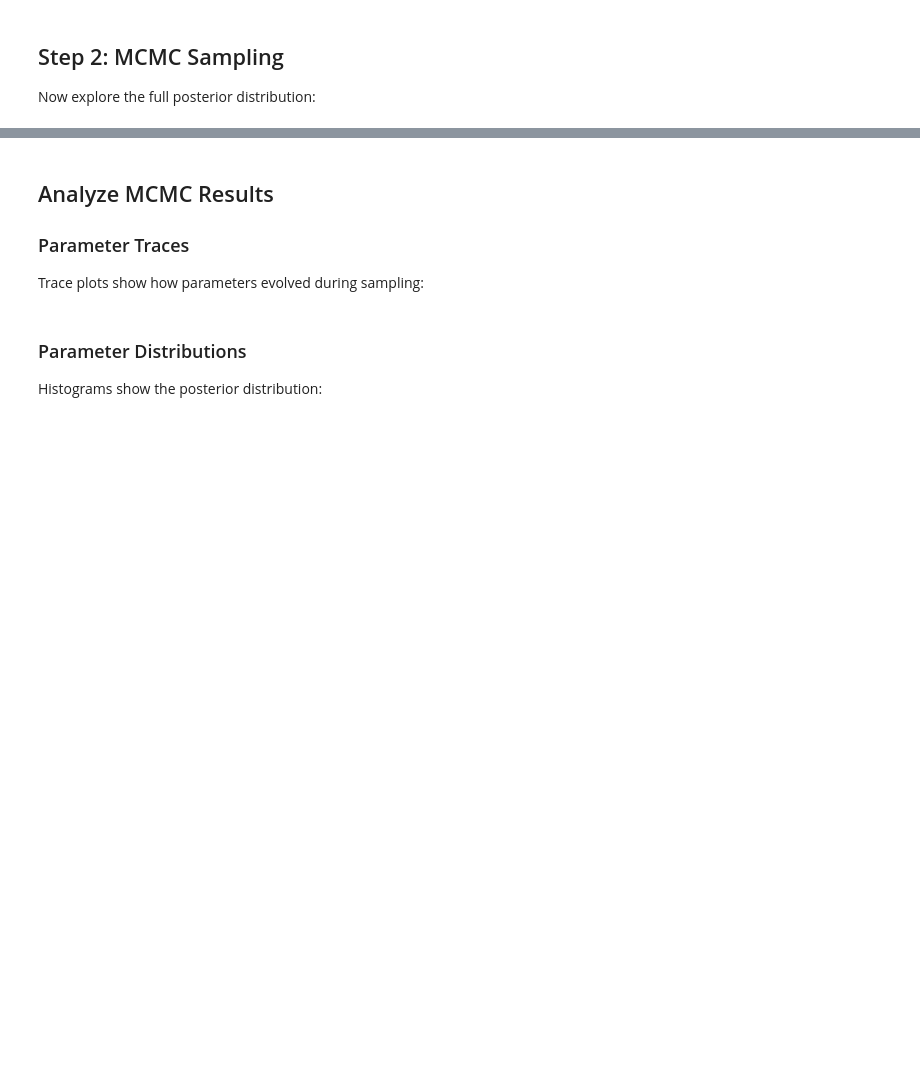
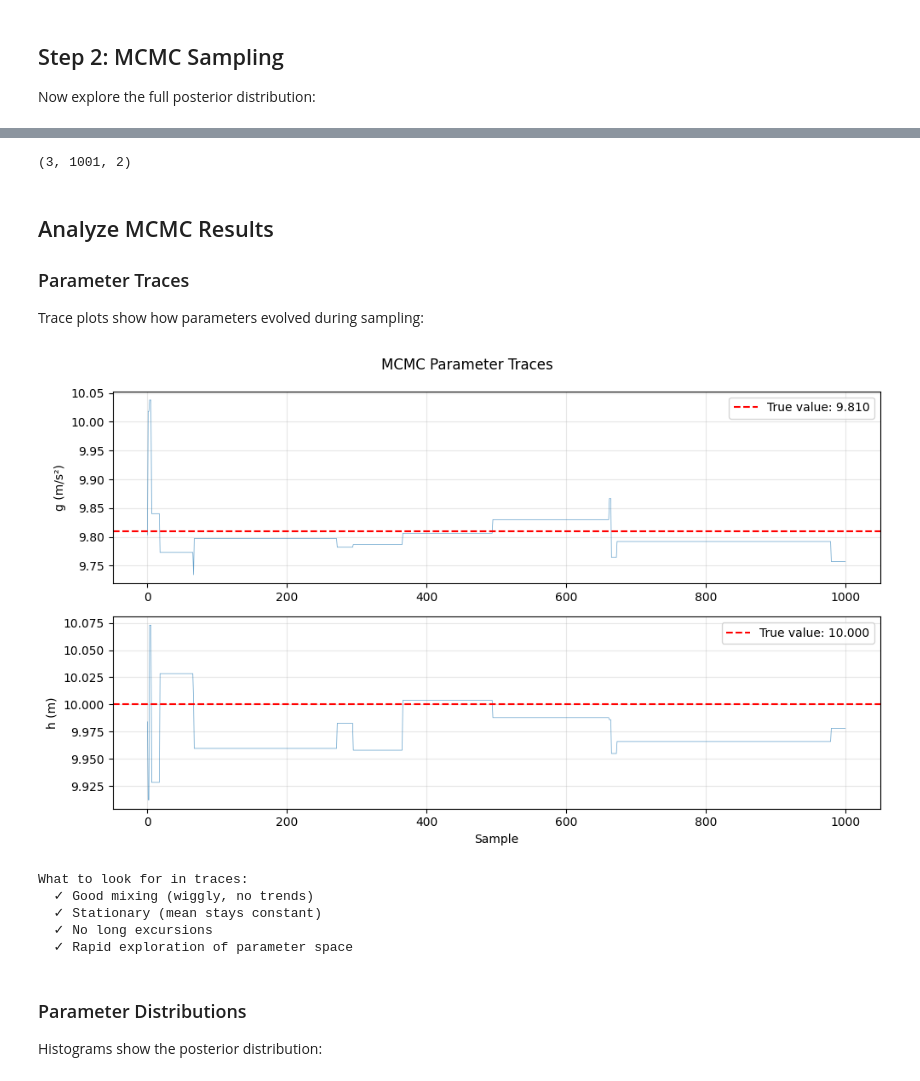
Before and after one commit to BradyPlanden/diffid, a Jupyter notebook: docs/tutorials/notebooks/03_parameter_uncertainty.ipynb, the cells around one changed output, grey strips where cells are left out. Cells and saved outputs as stored; diff of their text form; code cells hidden in the pictures; blank space fills up the shorter version.

```diff
--- a/docs/tutorials/notebooks/03_parameter_uncertainty.ipynb
+++ b/docs/tutorials/notebooks/03_parameter_uncertainty.ipynb
@@ -177,7 +205,7 @@ builder_sampling = (
     .with_data(data)
     .with_parameter("g", g_map)  # Start from MAP
     .with_parameter("h", h_map)
-    .with_parallel(True)
+    # .with_parallel(True)
     .with_cost(chron.GaussianNLL(variance=noise_std**2))
 )
 
@@ -186,10 +214,9 @@ problem_sampling = builder_sampling.build()
 # Setup MCMC sampler
 sampler = (
     chron.MetropolisHastings()
-    .with_num_chains(100)
+    .with_num_chains(3)
     .with_iterations(1000)
     .with_step_size(0.25)
-    .with_parallel(True)
 )
 
 print("\n" + "=" * 60)
@@ -197,7 +224,7 @@ print("MCMC SAMPLING")
 print("=" * 60)
 print("Chains: 100")
 print("Iterations per chain: 1000")
-print("Total samples: 100,000")
+print(f"Total samples: {mcmc_result.draws}")
 print(f"\nStarting from MAP estimate: g = {g_map:.4f}, h = {h_map:.4f}")
 print("\nRunning MCMC... (this may take a minute)")
 
@@ -205,12 +232,12 @@ print("\nRunning MCMC... (this may take a minute)")
 mcmc_result = sampler.run(problem_sampling, [g_map, h_map])
 
 print("\nSampling complete!")
-print(f"Samples shape: {mcmc_result.samples.shape}")
-print(f"Acceptance rate: {mcmc_result.acceptance_rate:.3f}")
-print("Target acceptance: 0.20 - 0.40")
+print(f"Samples shape: {len(mcmc_result), len(mcmc_result.chains[0])}")
+# print(f"Acceptance rate: {mcmc_result.acceptance_rate:.3f}")
+# print("Target acceptance: 0.20 - 0.40")
 
-if mcmc_result.acceptance_rate < 0.15 or mcmc_result.acceptance_rate > 0.50:
-    print("⚠️  Warning: Acceptance rate is outside optimal range")
-    print("   Consider adjusting step_size")
-else:
-    print("✓ Acceptance rate looks good!")
+# if mcmc_result.acceptance_rate < 0.15 or mcmc_result.acceptance_rate > 0.50:
+#     print("⚠️  Warning: Acceptance rate is outside optimal range")
+#     print("   Consider adjusting step_size")
+# else:
+#     print("✓ Acceptance rate looks good!")
@@ -217,3 +258,7 @@ else:
+# %%
+np.asarray(mcmc_result.chains).shape
+# %% [output]
+(3, 1001, 2)
 # %% [markdown]
 ## Analyze MCMC Results
 
@@ -222,17 +267,27 @@ else:
 Trace plots show how parameters evolved during sampling:
 # %%
 # Plot traces
-fig, axes = plot_parameter_traces(
-    mcmc_result.samples, param_names=["g (m/s²)", "h (m)"], true_values=[g_true, h_true]
+fig, axes = parameter_traces(
+    np.asarray(mcmc_result.chains[0]),
+    param_names=["g (m/s²)", "h (m)"],
+    true_values=[g_true, h_true],
+    show=False,
 )
 
 plt.show()
 
 print("\nWhat to look for in traces:")
 print("  ✓ Good mixing (wiggly, no trends)")
 print("  ✓ Stationary (mean stays constant)")
 print("  ✓ No long excursions")
 print("  ✓ Rapid exploration of parameter space")
+# %% [output]
+[figure, added]
+What to look for in traces:
+  ✓ Good mixing (wiggly, no trends)
+  ✓ Stationary (mean stays constant)
+  ✓ No long excursions
+  ✓ Rapid exploration of parameter space
 # %% [markdown]
 ### Parameter Distributions
 
```
Also changed, not shown: parts of 10 cells of this notebook, 13 other files.
